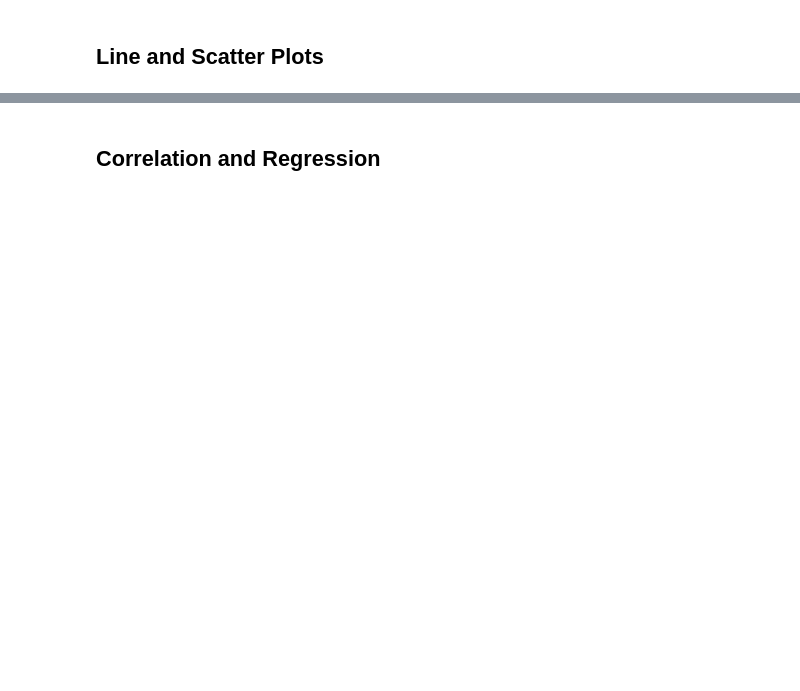
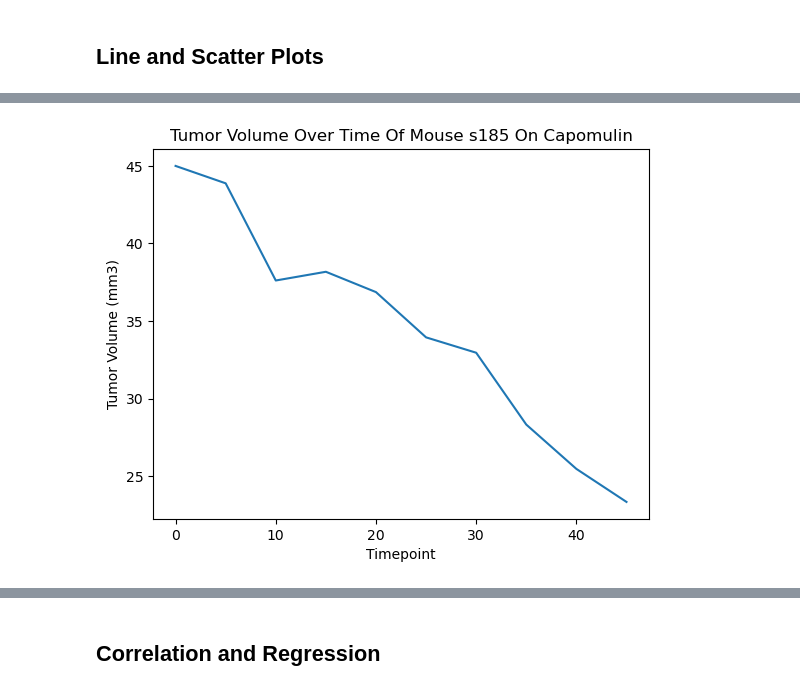
Before and after one commit to karenlin56/matplotlib, a Jupyter notebook: Pymaceuticals.ipynb, the cells around one changed output, grey strips where cells are left out. Drawn from its saved outputs; the diff is of its cells as text; code cells hidden in the pictures; blank space fills up the shorter version.

```diff
--- a/Pymaceuticals.ipynb
+++ b/Pymaceuticals.ipynb
@@ -261,0 +347,16 @@ Ceftamin's potential outliers: Series([], Name: Tumor Volume (mm3), dtype: float
+# %%
+# Generate a line plot of tumor volume vs. time point for a single mouse treated with Capomulin
+
+## Take a look at the mice that were on Capomulin and pick one (I pick mouse 's185')
+no_duplicates_df.loc[no_duplicates_df["Drug Regimen"] == "Capomulin"]
+
+## Part of the dataframe with information for mouse 's185'
+mouse_s185_df = no_duplicates_df.loc[(no_duplicates_df["Drug Regimen"] == "Capomulin") & (no_duplicates_df["Mouse ID"] == 's185')]
+
+plt.plot(mouse_s185_df["Timepoint"], mouse_s185_df["Tumor Volume (mm3)"])
+plt.xlabel("Timepoint")
+plt.ylabel("Tumor Volume (mm3)")
+plt.title("Tumor Volume Over Time Of Mouse s185 On Capomulin")
+plt.show()
+# %% [output]
+[figure, added]
```
Also changed, not shown: parts of 24 cells of this notebook.
